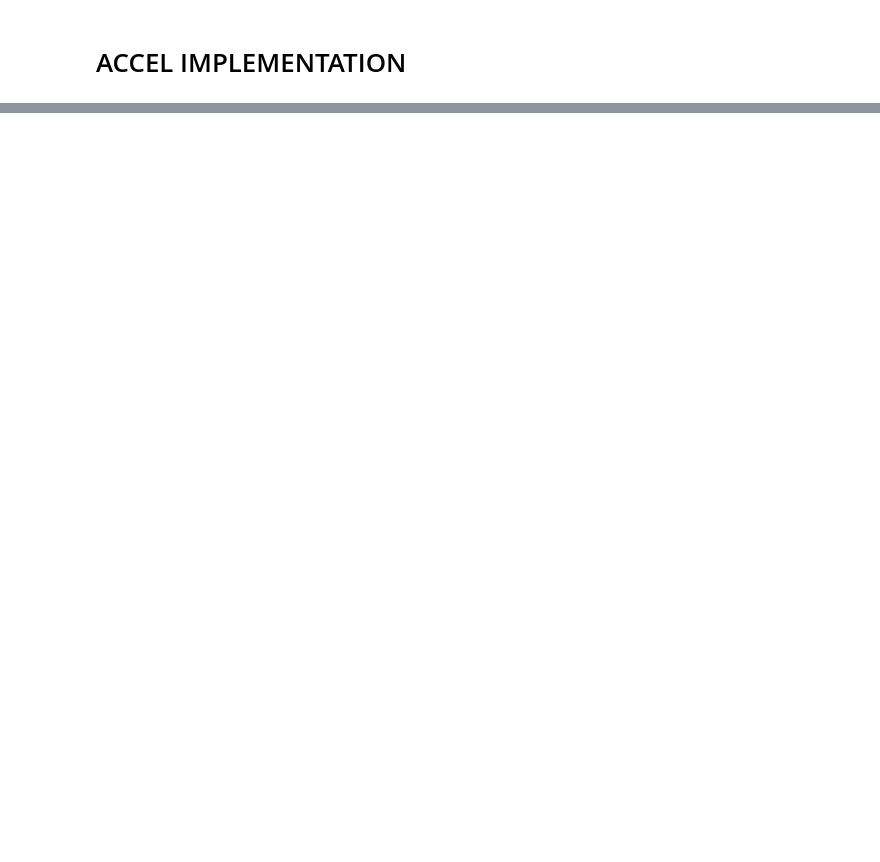
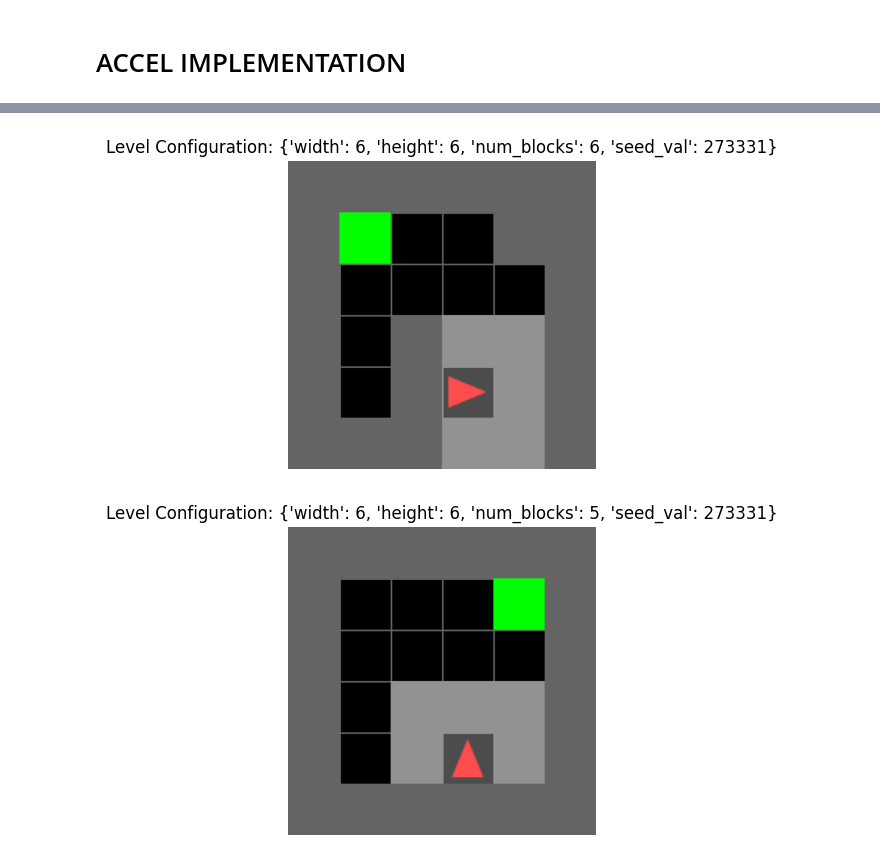
Before and after one commit to noostale/accel-adaptive-rl-env-curricula, a Jupyter notebook: accel.ipynb, the cells around one changed output, grey strips where cells are left out. Drawn from its saved outputs; the diff is of its cells as text; code cells hidden in the pictures; blank space fills up the shorter version.

```diff
--- a/accel.ipynb
+++ b/accel.ipynb
@@ -386,0 +406,13 @@ if __name__ == "__main__":
+# %%
+# Generate a random level and visualize it
+random_cnf = random_config(6)
+
+print_level_from_config(random_cnf)
+
+# Edit the random level and visualize it
+edited_config = edit_config(random_cnf)
+
+print_level_from_config(edited_config)
+# %% [output]
+[figure, added]
+[figure, added]
```
Also changed, not shown: parts of 2 cells of this notebook.
